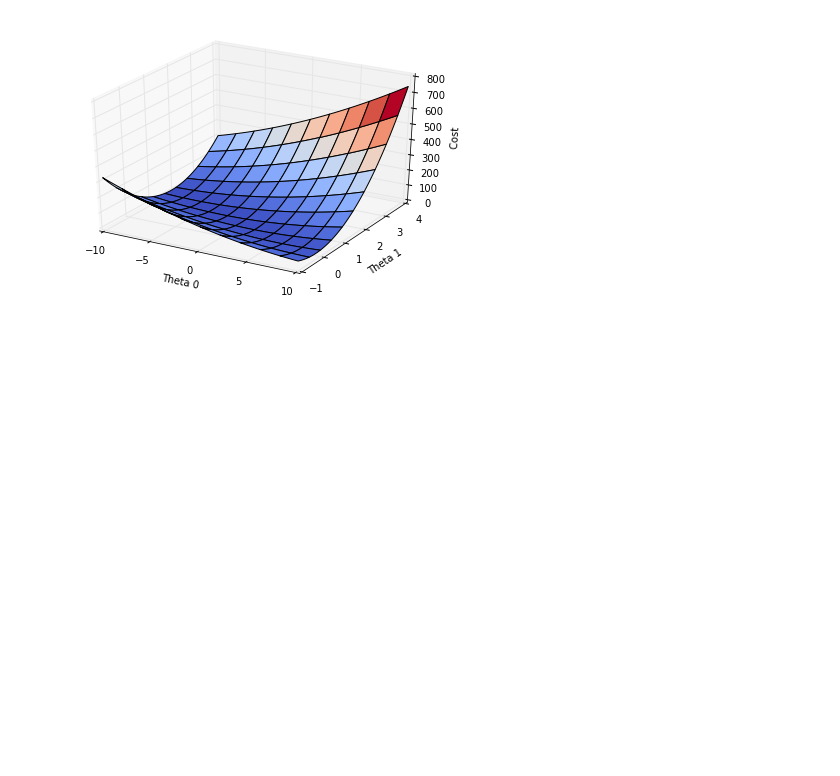
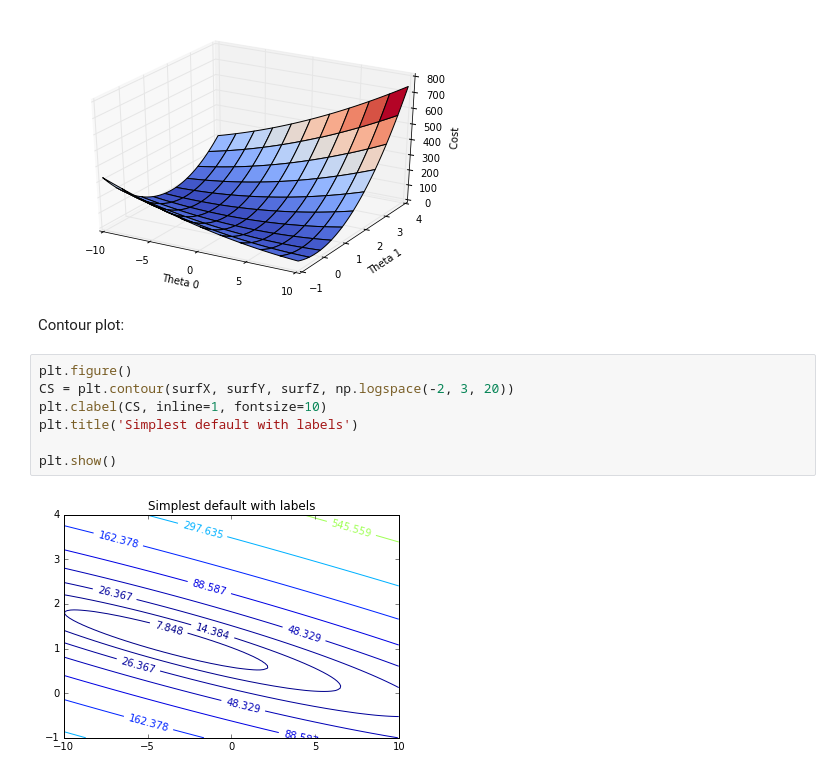
Before and after one commit to jarmop/course-notes, a Jupyter notebook: linear-regression.ipynb, the cells around one changed output. Saved outputs shown, nothing was run; the diff lists cells and outputs as text; blank space fills up the shorter version.

Commit message:
Linear regression: Added contour plot.

```diff
--- a/linear-regression.ipynb
+++ b/linear-regression.ipynb
@@ -189,3 +189,14 @@ plt.tight_layout()
 plt.show()
 # %% [output]
 [figure]
+# %% [markdown]
+Contour plot:
+# %%
+plt.figure()
+CS = plt.contour(surfX, surfY, surfZ, np.logspace(-2, 3, 20))
+plt.clabel(CS, inline=1, fontsize=10)
+plt.title('Simplest default with labels')
+
+plt.show()
+# %% [output]
+[figure, added]
```
